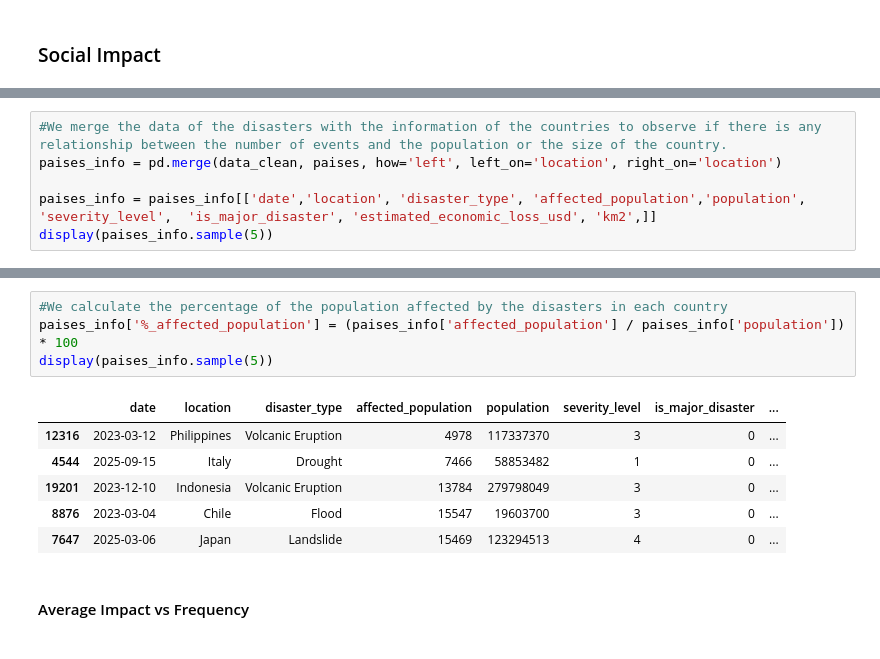
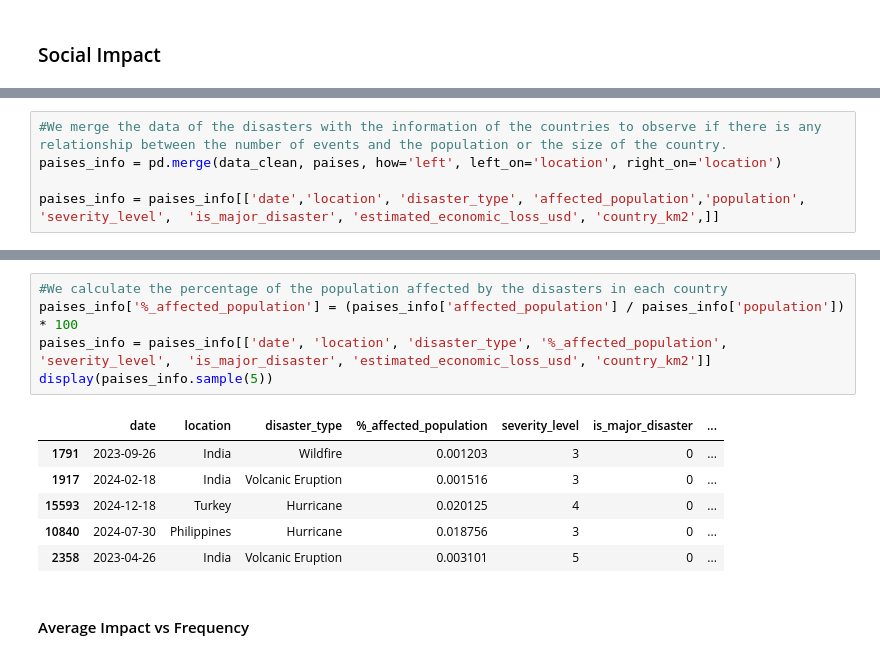
Before and after one commit to ailinalvarez/natural_disaster, a Jupyter notebook: disaster_event.ipynb, the cells around one changed output, grey strips where cells are left out. Cells and saved outputs as stored; diff of their text form.

```diff
--- a/disaster_event.ipynb
+++ b/disaster_event.ipynb
@@ -476,5 +448,4 @@ We are going to merge the natural disasters dataset with the one that contains i
 #We merge the data of the disasters with the information of the countries to observe if there is any relationship between the number of events and the population or the size of the country.
 paises_info = pd.merge(data_clean, paises, how='left', left_on='location', right_on='location')
 
-paises_info = paises_info[['date','location', 'disaster_type', 'affected_population','population', 'severity_level',  'is_major_disaster', 'estimated_economic_loss_usd', 'km2',]]
-display(paises_info.sample(5))
+paises_info = paises_info[['date','location', 'disaster_type', 'affected_population','population', 'severity_level',  'is_major_disaster', 'estimated_economic_loss_usd', 'country_km2',]]
@@ -488,14 +452,15 @@ display(paises_info.sample(5))
 # %%
 #We calculate the percentage of the population affected by the disasters in each country
 paises_info['%_affected_population'] = (paises_info['affected_population'] / paises_info['population']) * 100
+paises_info = paises_info[['date', 'location', 'disaster_type', '%_affected_population', 'severity_level',  'is_major_disaster', 'estimated_economic_loss_usd', 'country_km2']]
 display(paises_info.sample(5))
 # %% [output]
-|  | date | location | disaster_type | affected_population | population | severity_level | is_major_disaster | ... |
-| 12316 | 2023-03-12 | Philippines | Volcanic Eruption | 4978 | 117337370 | 3 | 0 | ... |
-| 4544 | 2025-09-15 | Italy | Drought | 7466 | 58853482 | 1 | 0 | ... |
-| 19201 | 2023-12-10 | Indonesia | Volcanic Eruption | 13784 | 279798049 | 3 | 0 | ... |
-| 8876 | 2023-03-04 | Chile | Flood | 15547 | 19603700 | 3 | 0 | ... |
-| 7647 | 2025-03-06 | Japan | Landslide | 15469 | 123294513 | 4 | 0 | ... |
+|  | date | location | disaster_type | %_affected_population | severity_level | is_major_disaster | ... |
+| 1791 | 2023-09-26 | India | Wildfire | 0.001203 | 3 | 0 | ... |
+| 1917 | 2024-02-18 | India | Volcanic Eruption | 0.001516 | 3 | 0 | ... |
+| 15593 | 2024-12-18 | Turkey | Hurricane | 0.020125 | 4 | 0 | ... |
+| 10840 | 2024-07-30 | Philippines | Hurricane | 0.018756 | 3 | 0 | ... |
+| 2358 | 2023-04-26 | India | Volcanic Eruption | 0.003101 | 5 | 0 | ... |
 # %% [markdown]
 #### Average Impact vs Frequency
 # %%
```
Also changed, not shown: parts of 10 cells of this notebook, 1 other file.
